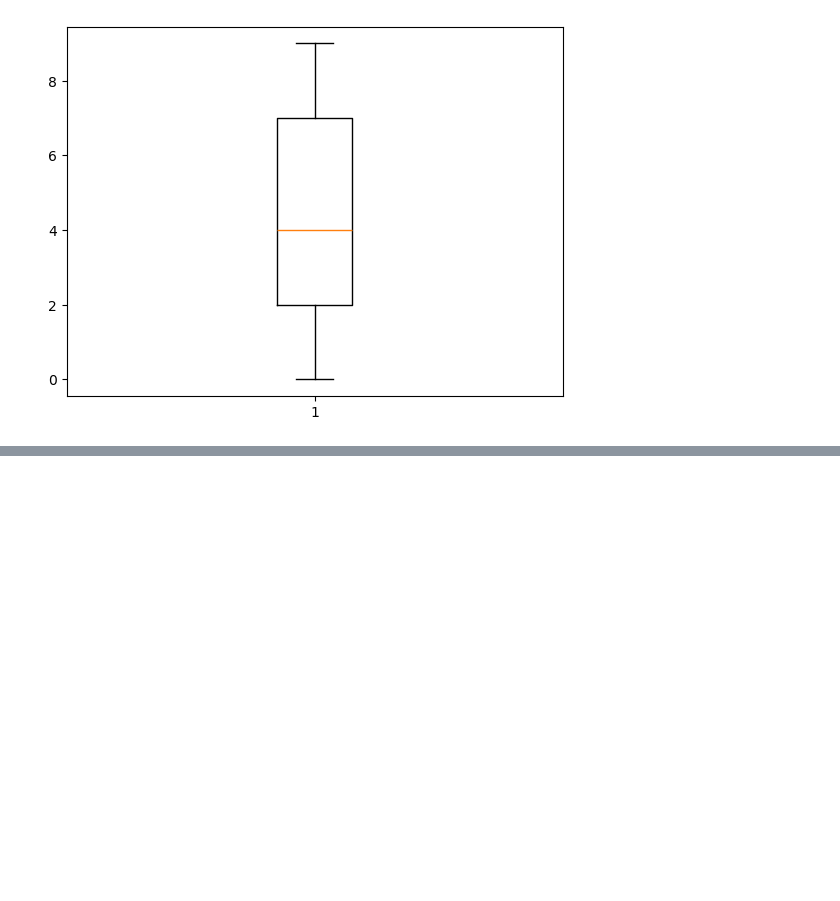
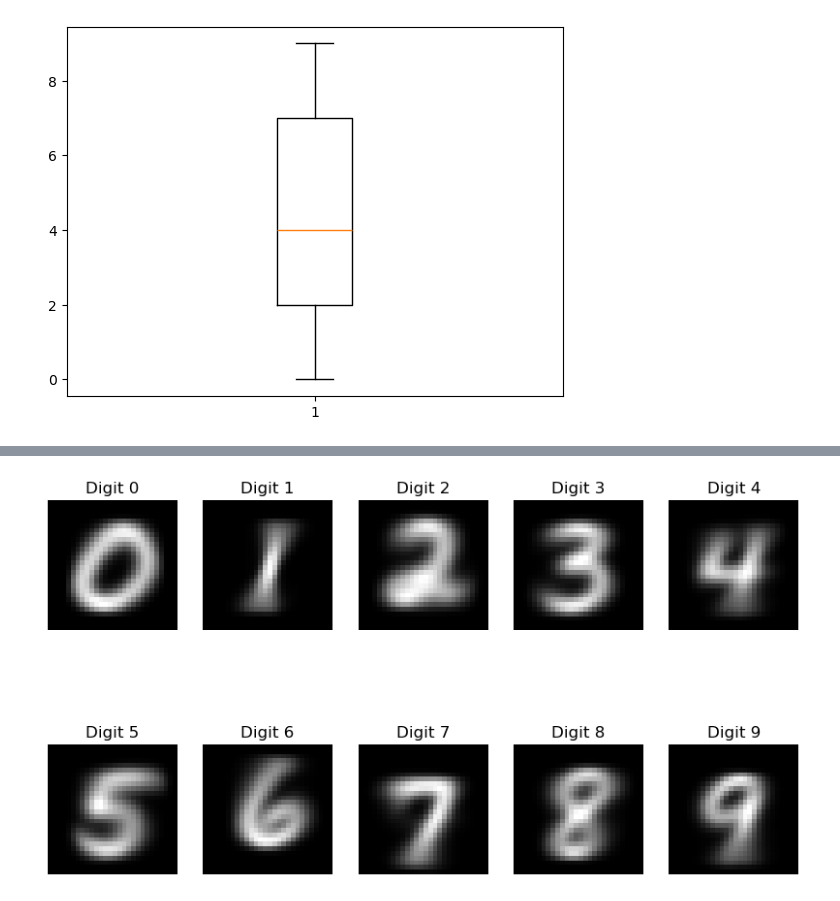
Before and after one commit to F-Fer/HOML-3_Exercises, a Jupyter notebook: MySolutions/Chapter-3/Chapter-3.ipynb, the cells around one changed output, grey strips where cells are left out. Saved outputs shown, nothing was run; the diff lists cells and outputs as text; code cells hidden in the pictures; blank space fills up the shorter version.

```diff
--- a/MySolutions/Chapter-3/Chapter-3.ipynb
+++ b/MySolutions/Chapter-3/Chapter-3.ipynb
@@ -151,0 +173,20 @@ plt.show()
+# %%
+# Mean image per class
+
+mean_imgs = []
+
+# Computing mean for each clas
+for i in range(10):
+    imgs = X_reshaped[np.where(y == str(i))]
+    mean_imgs.append(np.mean(imgs, axis=0))
+
+# Ploting the mean images
+plt.figure(figsize=(10, 6))
+for i in range(10):
+    plt.subplot(2, 5, i+1)
+    plt.imshow(mean_imgs[i], cmap="gray")
+    plt.title(f"Digit {i}")
+    plt.axis("off")
+plt.show()
+# %% [output]
+[figure, added]
```
Also changed, not shown: parts of 15 cells of this notebook.
